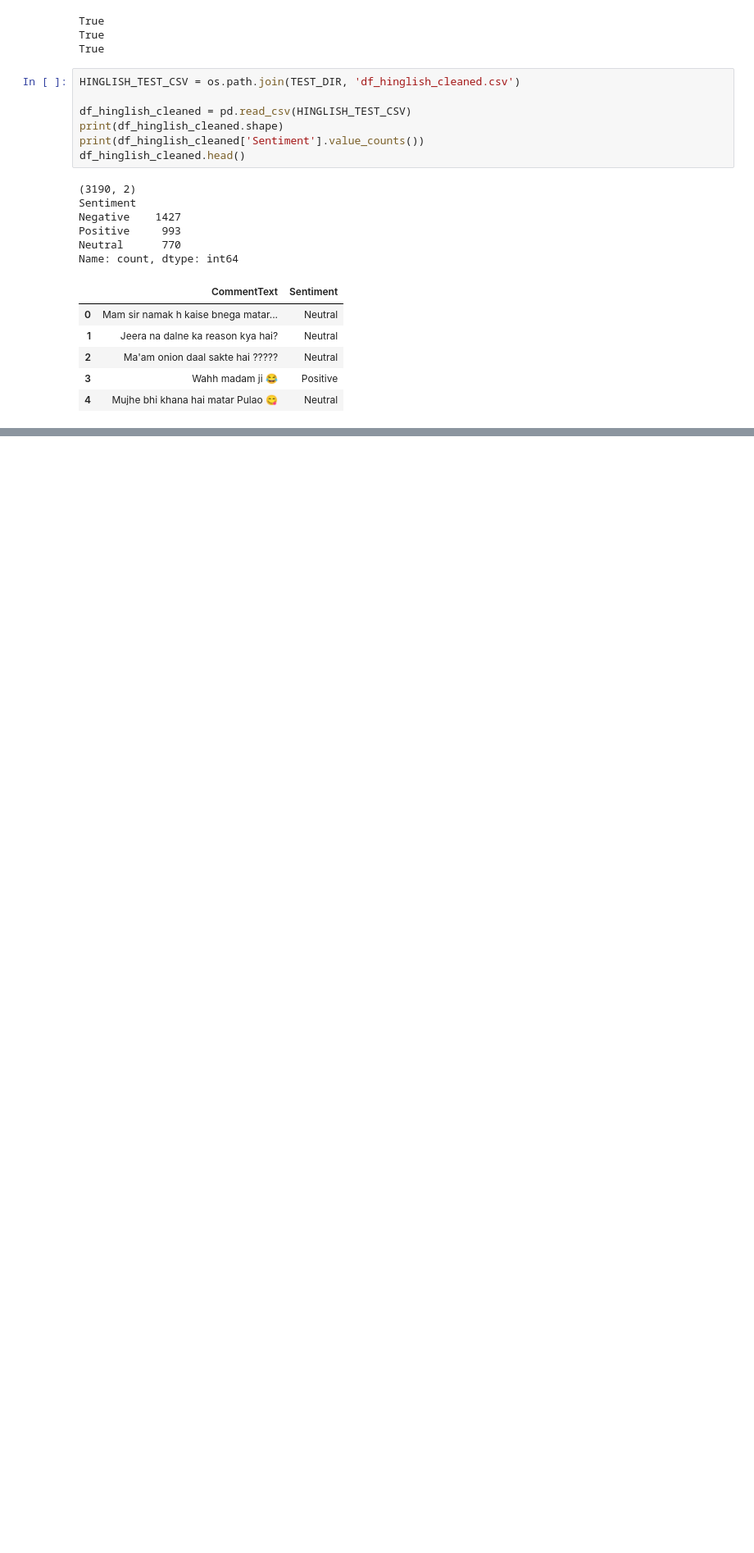
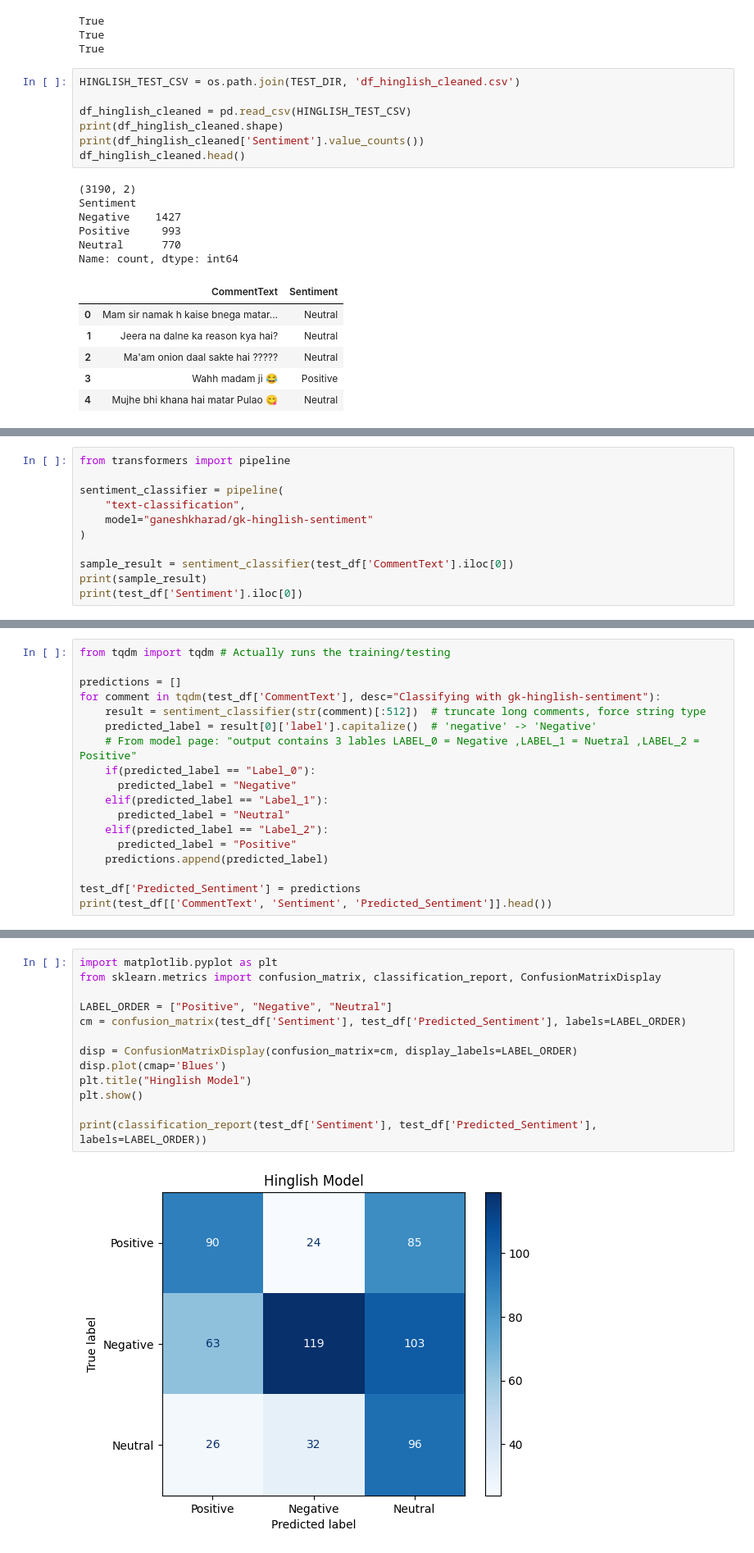
Before and after one commit to las21-sfu/NLP-Week1-Text-Classification, a Jupyter notebook: Word_embeddings.ipynb, the cells around one changed output, grey strips where cells are left out. Shown at 82% size. Saved outputs shown, nothing was run; the diff lists cells and outputs as text; blank space fills up the shorter version.

Commit message:
Results of training/testing done

```diff
--- a/Word_embeddings.ipynb
+++ b/Word_embeddings.ipynb
@@ -508,0 +528,11 @@ KeyError: 'train'
+# %%
+from transformers import pipeline
+
+sentiment_classifier = pipeline(
+    "text-classification",
+    model="ganeshkharad/gk-hinglish-sentiment"
+)
+
+sample_result = sentiment_classifier(test_df['CommentText'].iloc[0])
+print(sample_result)
+print(test_df['Sentiment'].iloc[0])
@@ -508,0 +542,18 @@ KeyError: 'train'
+# %%
+from tqdm import tqdm # Actually runs the training/testing
+
+predictions = []
+for comment in tqdm(test_df['CommentText'], desc="Classifying with gk-hinglish-sentiment"):
+    result = sentiment_classifier(str(comment)[:512])  # truncate long comments, force string type
+    predicted_label = result[0]['label'].capitalize()  # 'negative' -> 'Negative'
+    # From model page: "output contains 3 lables LABEL_0 = Negative ,LABEL_1 = Nuetral ,LABEL_2 = Positive"
+    if(predicted_label == "Label_0"):
+      predicted_label = "Negative"
+    elif(predicted_label == "Label_1"):
+      predicted_label = "Neutral"
+    elif(predicted_label == "Label_2"):
+      predicted_label = "Positive"
+    predictions.append(predicted_label)
+
+test_df['Predicted_Sentiment'] = predictions
+print(test_df[['CommentText', 'Sentiment', 'Predicted_Sentiment']].head())
@@ -508,0 +583,15 @@ KeyError: 'train'
+# %%
+import matplotlib.pyplot as plt
+from sklearn.metrics import confusion_matrix, classification_report, ConfusionMatrixDisplay
+
+LABEL_ORDER = ["Positive", "Negative", "Neutral"]
+cm = confusion_matrix(test_df['Sentiment'], test_df['Predicted_Sentiment'], labels=LABEL_ORDER)
+
+disp = ConfusionMatrixDisplay(confusion_matrix=cm, display_labels=LABEL_ORDER)
+disp.plot(cmap='Blues')
+plt.title("Hinglish Model")
+plt.show()
+
+print(classification_report(test_df['Sentiment'], test_df['Predicted_Sentiment'], labels=LABEL_ORDER))
+# %% [output]
+[figure, added]
```
Also changed, not shown: parts of 14 cells of this notebook.
